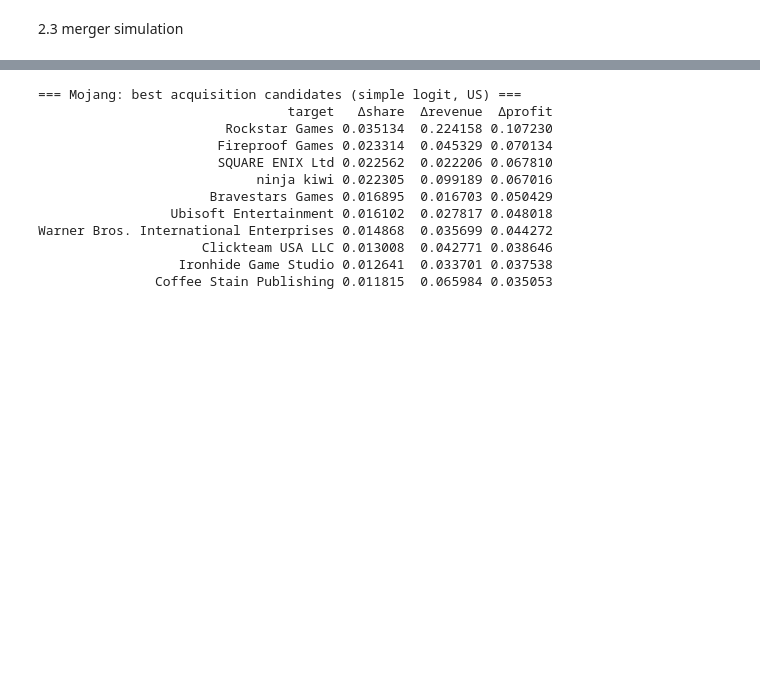
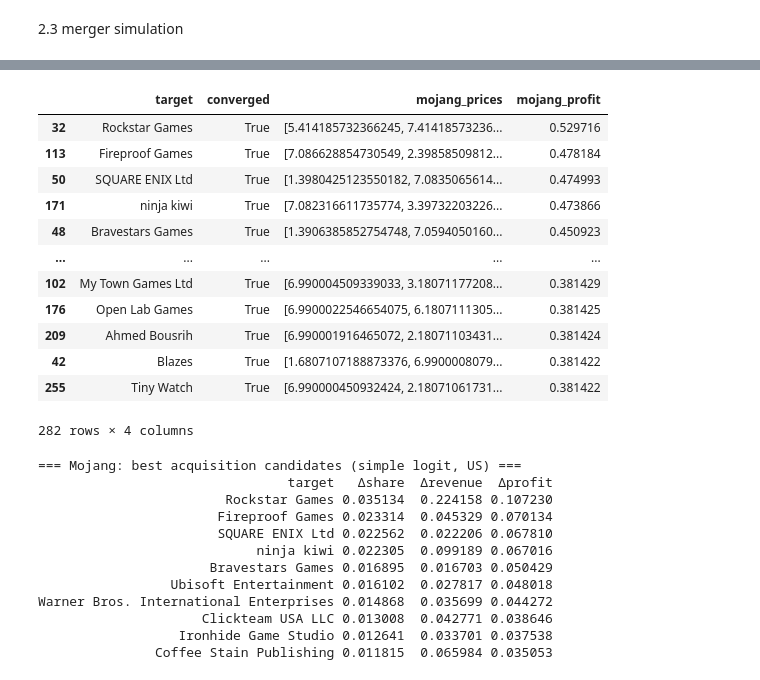
Before and after one commit to guidomagnani/empirical-IO-ps, a Jupyter notebook: src/code-ps2.ipynb, the cells around one changed output, grey strips where cells are left out. Drawn from its saved outputs; the diff is of its cells as text; code cells hidden in the pictures; blank space fills up the shorter version.

```diff
--- a/src/code-ps2.ipynb
+++ b/src/code-ps2.ipynb
@@ -414,24 +404,0 @@ Name: count, Length: 283, dtype: int64
-# %%
-#Guido sanity check
-# Guido
-
-#df_us = df.loc[df['country'] == 'United States'].copy()
-
-
-#need = ["s_j", "price"]
-#df_us = df_us.replace([np.inf, -np.inf], np.nan).dropna(subset=need).copy()
-
-""""
-alpha_hat = float(-0.4778) # \\ where are we getting this number from?
-if alpha_hat == 0:
-    raise ValueError("alpha_hat is zero; markups are not identified in simple logit with alpha=0.")
-
-
-df_us['markup_alt'] = 1 / (abs(alpha_hat) * (1 - df_us['s_j']))
-
-# Calculate the marginal cost for US market using the formula in Berry 1994
-df_us['mc_alt'] = df_us['price']-df_us['markup_alt']
-
-#compare alt and original with summary statistics
-summary_alt = df_us[['markup_alt','mc_alt', 'markup','mc']].agg(['mean','median','std', 'min','max'])
-print(summary_alt) """
@@ -744 +651,18 @@ for t in targets:
+# %%
+df_results = pd.DataFrame(rows)
+df_results.sort_values(by='mojang_profit', ascending=False)
+# %% [output]
+|  | target | converged | mojang_prices | mojang_profit |
+| 32 | Rockstar Games | True | [5.414185732366245, 7.41418573236... | 0.529716 |
+| 113 | Fireproof Games | True | [7.086628854730549, 2.39858509812... | 0.478184 |
+| 50 | SQUARE ENIX Ltd | True | [1.3980425123550182, 7.0835065614... | 0.474993 |
+| 171 | ninja kiwi | True | [7.082316611735774, 3.39732203226... | 0.473866 |
+| 48 | Bravestars Games | True | [1.3906385852754748, 7.0594050160... | 0.450923 |
+| ... | ... | ... | ... | ... |
+| 102 | My Town Games Ltd | True | [6.990004509339033, 3.18071177208... | 0.381429 |
+| 176 | Open Lab Games | True | [6.9900022546654075, 6.1807111305... | 0.381425 |
+| 209 | Ahmed Bousrih | True | [6.990001916465072, 2.18071103431... | 0.381424 |
+| 42 | Blazes | True | [1.6807107188873376, 6.9900008079... | 0.381422 |
+| 255 | Tiny Watch | True | [6.990000450932424, 2.18071061731... | 0.381422 |
+282 rows × 4 columns
 # %%
```
Also changed, not shown: parts of 12 cells of this notebook.
